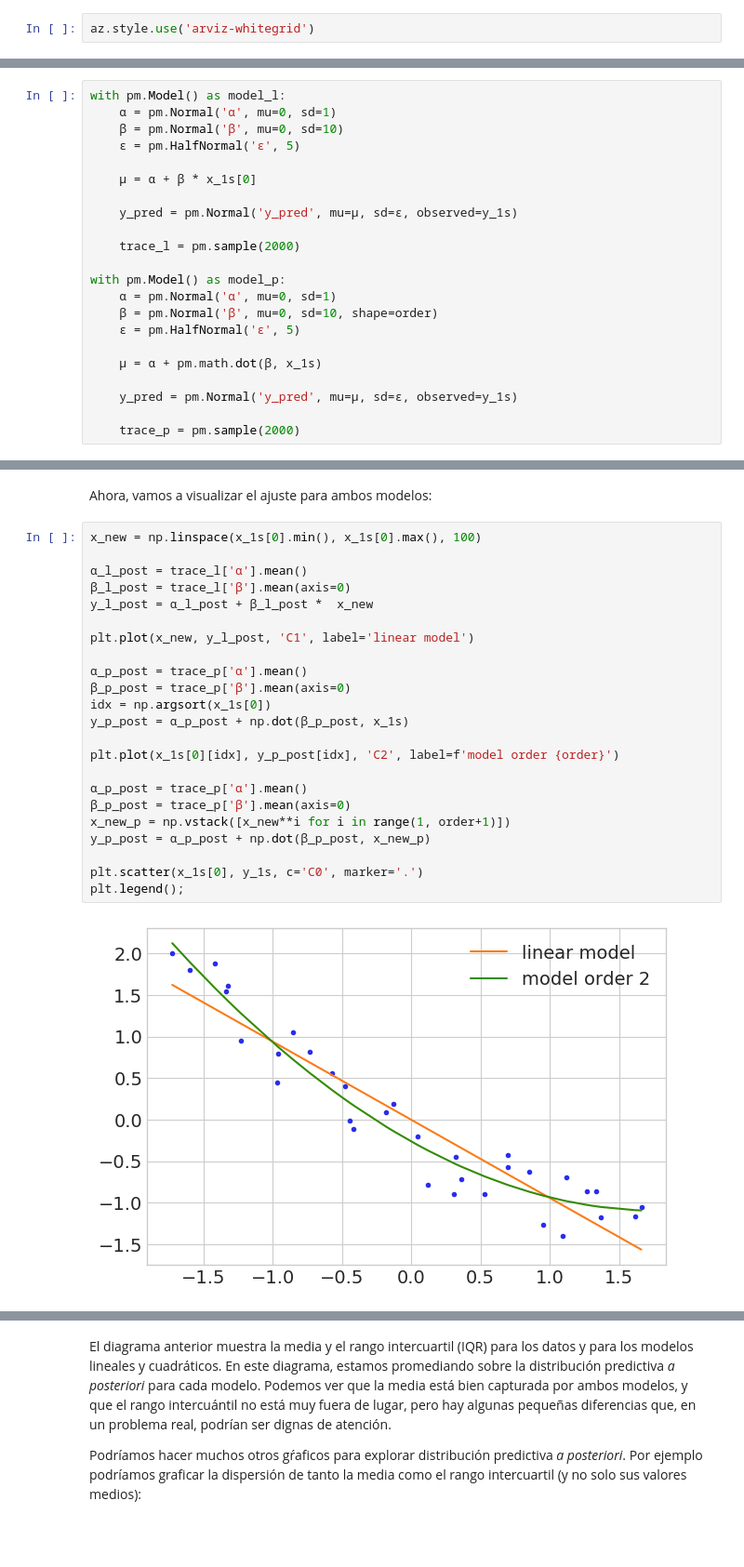
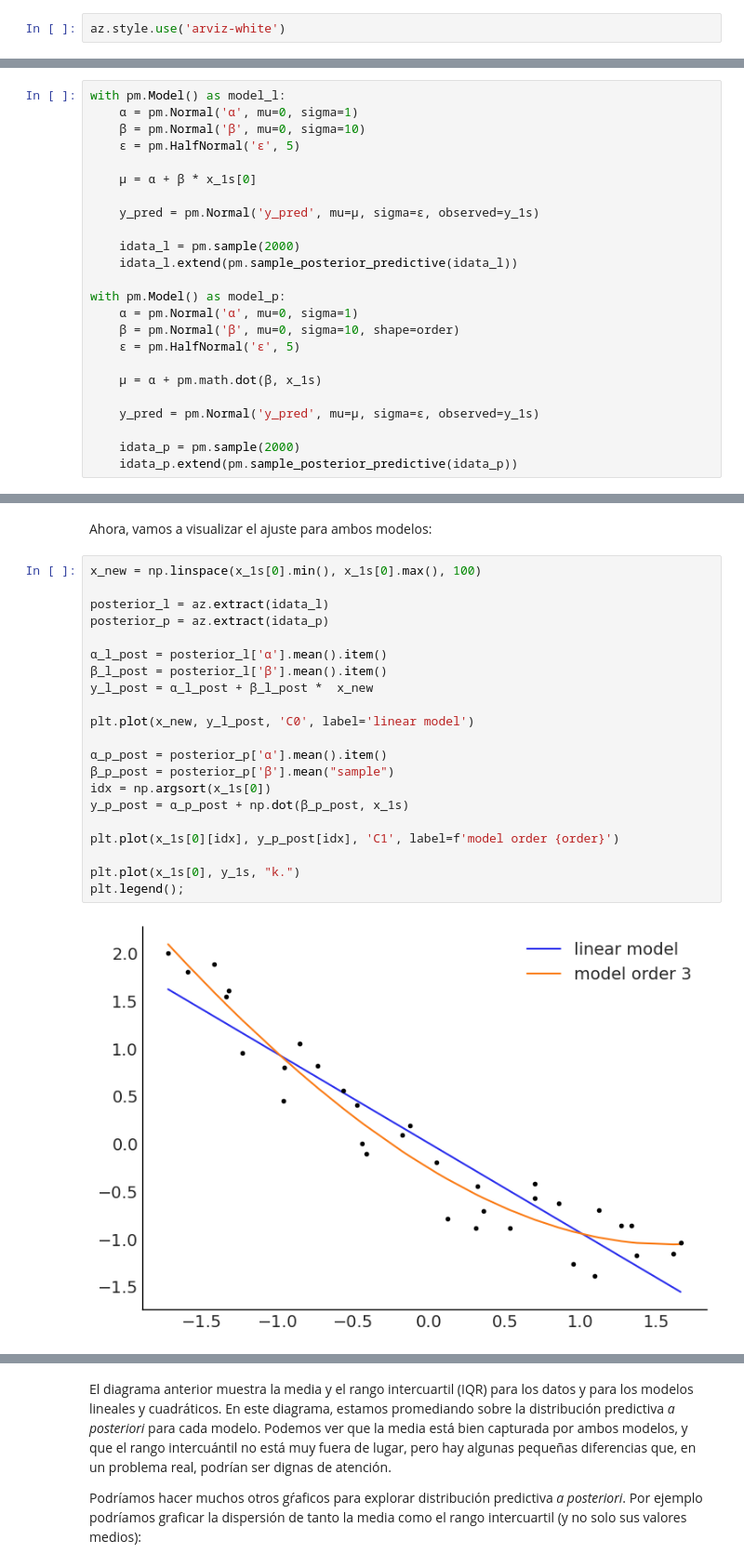
Before and after one commit to Grupo-de-modelado-probabilista/modelado_bayesiano, a Jupyter notebook: 05_Comparación_de_modelos.ipynb, the cells around one changed output, grey strips where cells are left out. Shown at 93% size. Cells and saved outputs as stored; diff of their text form; blank space fills up the shorter version.

```diff
--- a/05_Comparación_de_modelos.ipynb
+++ b/05_Comparación_de_modelos.ipynb
@@ -7,5 +7,5 @@ import arviz as az
 # %%
-az.style.use('arviz-whitegrid')
+az.style.use('arviz-white')
 # %% [markdown]
 > "Un mapa no es el territorio que representa, pero si es correcto, tiene una estructura similar a la del territorio" - Alfred Korzybski
 
@@ -42,26 +42,28 @@ Ahora, vamos a ajustar estos datos con dos modelos ligeramente diferentes, uno l
 polinomio de orden 2, también conocido como modelo parabólico o cuadrático:
 # %%
 with pm.Model() as model_l:
-    α = pm.Normal('α', mu=0, sd=1)
-    β = pm.Normal('β', mu=0, sd=10)
+    α = pm.Normal('α', mu=0, sigma=1)
+    β = pm.Normal('β', mu=0, sigma=10)
     ϵ = pm.HalfNormal('ϵ', 5)
 
     μ = α + β * x_1s[0]
 
-    y_pred = pm.Normal('y_pred', mu=μ, sd=ϵ, observed=y_1s)
+    y_pred = pm.Normal('y_pred', mu=μ, sigma=ϵ, observed=y_1s)
 
-    trace_l = pm.sample(2000)
+    idata_l = pm.sample(2000)
+    idata_l.extend(pm.sample_posterior_predictive(idata_l))
 
 with pm.Model() as model_p:
-    α = pm.Normal('α', mu=0, sd=1)
-    β = pm.Normal('β', mu=0, sd=10, shape=order)
+    α = pm.Normal('α', mu=0, sigma=1)
+    β = pm.Normal('β', mu=0, sigma=10, shape=order)
     ϵ = pm.HalfNormal('ϵ', 5)
 
     μ = α + pm.math.dot(β, x_1s)
 
-    y_pred = pm.Normal('y_pred', mu=μ, sd=ϵ, observed=y_1s)
+    y_pred = pm.Normal('y_pred', mu=μ, sigma=ϵ, observed=y_1s)
 
-    trace_p = pm.sample(2000)
+    idata_p = pm.sample(2000)
+    idata_p.extend(pm.sample_posterior_predictive(idata_p))
 # %% [output]
 Auto-assigning NUTS sampler...
 Initializing NUTS using jitter+adapt_diag...
@@ -80,26 +85,24 @@ Ahora, vamos a visualizar el ajuste para ambos modelos:
 # %%
 x_new = np.linspace(x_1s[0].min(), x_1s[0].max(), 100)
 
-α_l_post = trace_l['α'].mean()
-β_l_post = trace_l['β'].mean(axis=0)
+posterior_l = az.extract(idata_l)
+posterior_p = az.extract(idata_p)
+
+α_l_post = posterior_l['α'].mean().item()
+β_l_post = posterior_l['β'].mean().item()
 y_l_post = α_l_post + β_l_post *  x_new
 
-plt.plot(x_new, y_l_post, 'C1', label='linear model')
+plt.plot(x_new, y_l_post, 'C0', label='linear model')
 
-α_p_post = trace_p['α'].mean()
-β_p_post = trace_p['β'].mean(axis=0)
+α_p_post = posterior_p['α'].mean().item()
+β_p_post = posterior_p['β'].mean("sample")
 idx = np.argsort(x_1s[0])
 y_p_post = α_p_post + np.dot(β_p_post, x_1s)
 
-plt.plot(x_1s[0][idx], y_p_post[idx], 'C2', label=f'model order {order}')
+plt.plot(x_1s[0][idx], y_p_post[idx], 'C1', label=f'model order {order}')
 
-α_p_post = trace_p['α'].mean()
-β_p_post = trace_p['β'].mean(axis=0)
-x_new_p = np.vstack([x_new**i for i in range(1, order+1)])
-y_p_post = α_p_post + np.dot(β_p_post, x_new_p)
-
-plt.scatter(x_1s[0], y_1s, c='C0', marker='.')
+plt.plot(x_1s[0], y_1s, "k.")
 plt.legend();
 # %% [output]
-[figure, old version]
+[figure, new version]
 # %% [markdown]
```
Also changed, not shown: parts of 12 cells of this notebook.
